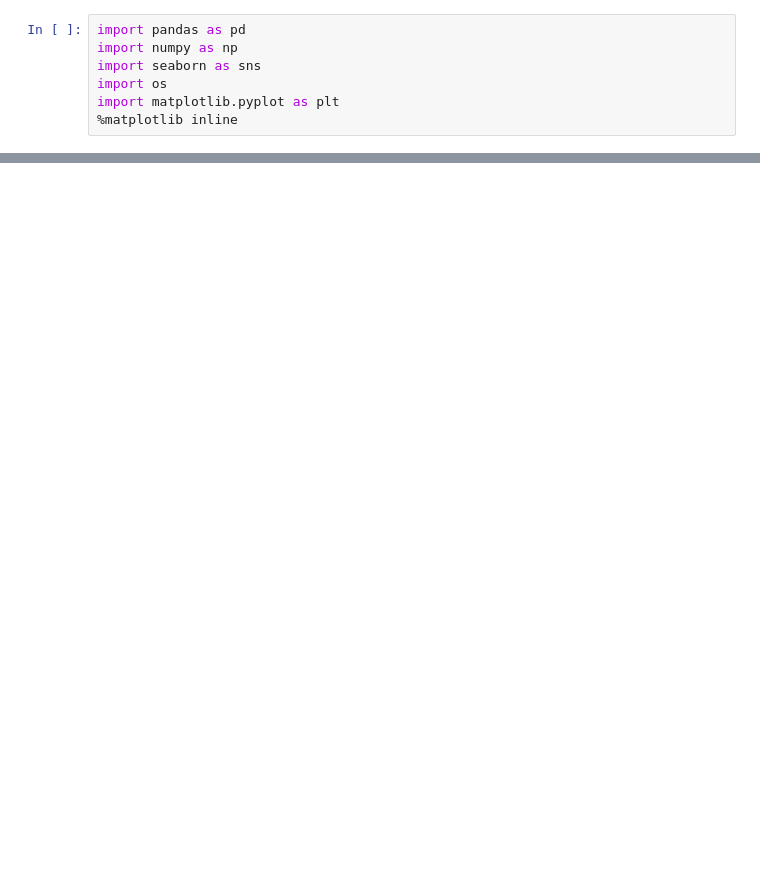
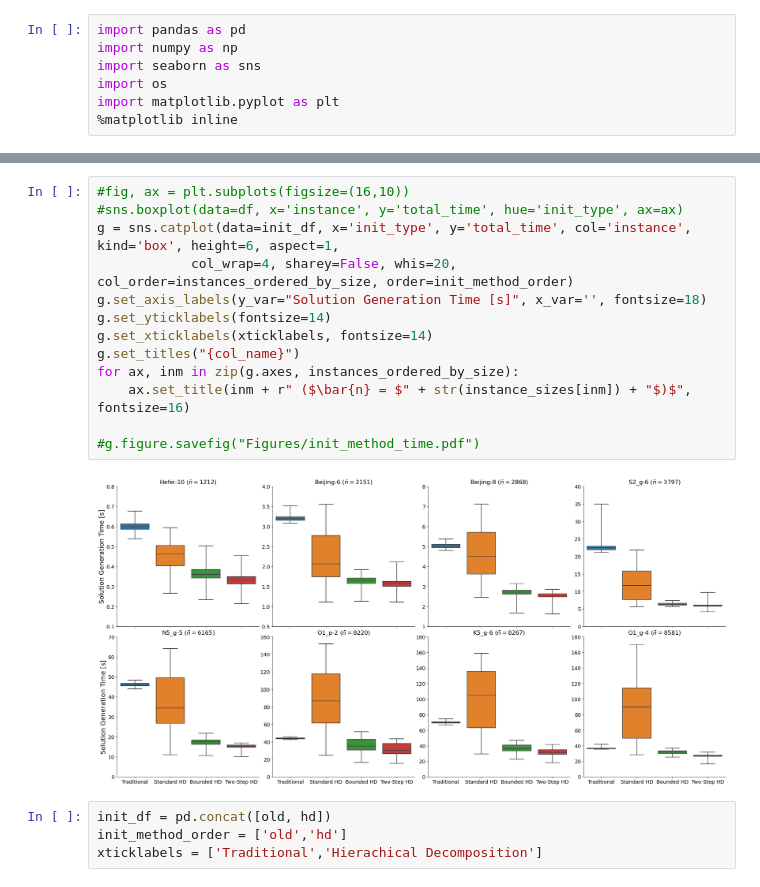
Before and after one commit to BjornIronside/MADCoM, a Jupyter notebook: Population/Results/HD Variants Analysis.ipynb, the cells around one changed output, grey strips where cells are left out. Drawn from its saved outputs; the diff is of its cells as text; blank space fills up the shorter version.

```diff
--- a/Population/Results/HD Variants Analysis.ipynb
+++ b/Population/Results/HD Variants Analysis.ipynb
@@ -70,0 +122,19 @@ sns.boxplot(data=df, x='instance', y='total_time', hue='init_type', ax=ax)
+# %%
+#fig, ax = plt.subplots(figsize=(16,10))
+#sns.boxplot(data=df, x='instance', y='total_time', hue='init_type', ax=ax)
+g = sns.catplot(data=init_df, x='init_type', y='total_time', col='instance', kind='box', height=6, aspect=1,
+            col_wrap=4, sharey=False, whis=20, col_order=instances_ordered_by_size, order=init_method_order)
+g.set_axis_labels(y_var="Solution Generation Time [s]", x_var='', fontsize=18)
+g.set_yticklabels(fontsize=14)
+g.set_xticklabels(xticklabels, fontsize=14)
+g.set_titles("{col_name}")
+for ax, inm in zip(g.axes, instances_ordered_by_size):
+    ax.set_title(inm + r" ($\bar{n} = $" + str(instance_sizes[inm]) + "$)$", fontsize=16)
+
+#g.figure.savefig("Figures/init_method_time.pdf")
+# %% [output]
+[figure, added]
+# %%
+init_df = pd.concat([old, hd])
+init_method_order = ['old','hd']
+xticklabels = ['Traditional','Hierachical Decomposition']
```
Also changed, not shown: parts of 17 cells of this notebook, 47 other files.
